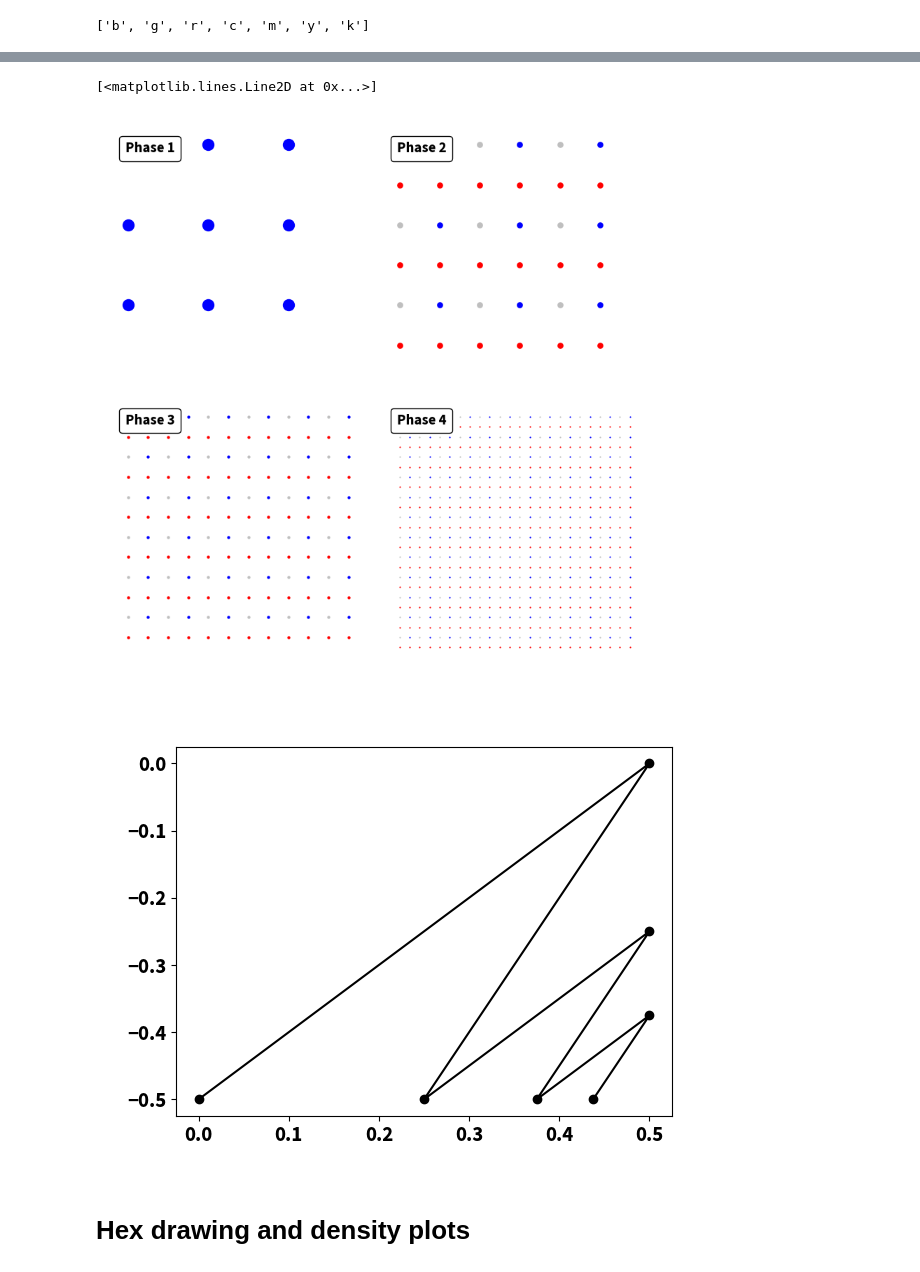
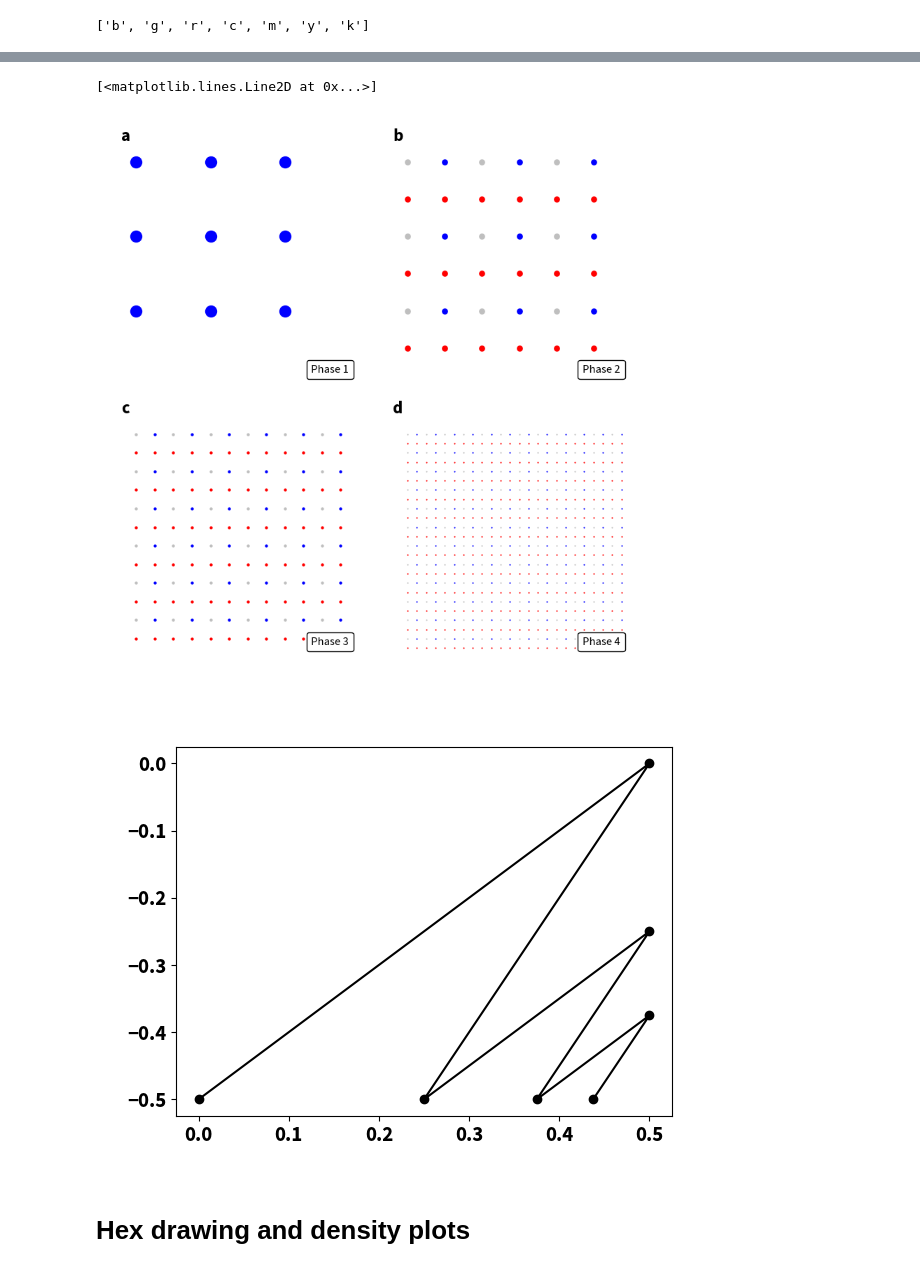
Before and after one commit to jacobhinkle/hex_interlacing, a Jupyter notebook: notebooks/HexInterlacing.ipynb, the cells around one changed output, grey strips where cells are left out. Saved outputs shown, nothing was run; the diff lists cells and outputs as text; code cells hidden in the pictures.

```diff
--- a/notebooks/HexInterlacing.ipynb
+++ b/notebooks/HexInterlacing.ipynb
@@ -584,6 +599,7 @@ Scanline method is super simple, just repeatedly doubles one dimension.
 # %%
 def plot_passes_scanline(
     ax,
+    getnum,
     num_passes=7,
     gray_passes=4,
     xres=32,
@@ -601,7 +617,7 @@ def plot_passes_scanline(
     spacing = np.array([1 / 8, 1], dtype=np.float64)
 
     # get first three colors in matplotlib color cycle, so we can match later plots
-    colors = ['b', 'g', 'r', 'c', 'm', 'y', 'k']
+    colors = ["b", "g", "r", "c", "m", "y", "k"]
 
     # center = np.array(cossin(theta_deg)) * w
     centers = []
@@ -655,9 +671,10 @@ def plot_passes_scanline(
         # HW[i % 2] *= 2
         # center += axes[(i + 1) % 3] / 2 ** i
     if addbox:
-        at = mploff.AnchoredText(s=title, frameon=True, loc="upper left")
+        at = mploff.AnchoredText(s=title, frameon=True, prop=sc_font, loc="lower right")
         at.patch.set_boxstyle("round,pad=0.,rounding_size=0.2")
         ax.add_artist(at)
+        ax.set_title(label=string.ascii_lowercase[getnum], loc="left", fontdict=tl_font)
     else:
         ax.set_title(title)
     if legend:
@@ -678,6 +695,7 @@ axs = axs.ravel()
 for ii, ax in enumerate(axs):
     centers = plot_passes_scanline(
         ax=axs[ii],
+        getnum=ii,
         num_passes=ii + 1,
         gray_passes=ii,
         title=f"Phase {ii+1}",
@@ -703,6 +721,7 @@ print(plt.rcParams['axes.prop_cycle'].by_key()['color'])
 # %%
 def plot_passes_adam7(
     ax,
+    getnum,
     num_passes=7,
     gray_passes=4,
     cmap=plt.cm.jet,
@@ -720,7 +739,7 @@ def plot_passes_adam7(
     centerstep = np.array([1, 1])
 
     # get first three colors in matplotlib color cycle, so we can match later plots
-    colors = ['b', 'g', 'r', 'c', 'm', 'y', 'k']
+    colors = ["b", "g", "r", "c", "m", "y", "k"]
 
     # center = np.array(cossin(theta_deg)) * w
     centers = []
@@ -802,9 +821,10 @@ def plot_passes_adam7(
         ax.set_ylim(-2, 1.2)
         ax.set_xlim(-1.2, 2)
     if addbox:
-        at = mploff.AnchoredText(s=title, frameon=True, loc="upper left")
+        at = mploff.AnchoredText(s=title, frameon=True, prop=sc_font, loc="lower right")
         at.patch.set_boxstyle("round,pad=0.,rounding_size=0.2")
         ax.add_artist(at)
+        ax.set_title(label=string.ascii_lowercase[getnum], loc="left", fontdict=tl_font)
     if legend:
         ax.legend(bbox_to_anchor=(1, 1), loc="upper left")
     # ax.grid()
@@ -820,43 +840,44 @@ fig, axs = plt.subplots(
     figsize=(8, 8),
 )
 axs = axs.ravel()
-for i, ax in enumerate(axs):
+for ii, ax in enumerate(axs):
     centers = plot_passes_adam7(
-        ax=axs[i],
-        num_passes=2 * i + 1,
-        gray_passes=max(2 * (i - 1) + 1, 0),
-        title=f"Phase {i+1}",
-        ms=50 / 2 ** (i + 1),
+        ax=axs[ii],
+        getnum=ii,
+        num_passes=2 * ii + 1,
+        gray_passes=max(2 * (ii - 1) + 1, 0),
+        title=f"Phase {ii+1}",
+        ms=50 / 2 ** (ii + 1),
         addbox=True,
         legend=False,
     )
 fig.tight_layout()
 
 fig.savefig("../latex/adam7_phases.pdf", bbox_inches="tight")
 
 
 fig, ax = plt.subplots()
 ax.plot([b for a, b in centers], [a for a, b in centers], "-ok")
 # %% [output]
 0 0
 color b
 0 1
 color gray
 1 1
 color b
 2 1
 color r
 0 3
 color gray
 1 3
 color gray
 ... (16 lines left out)
 5 5
 color b
 6 5
 color r
 [<matplotlib.lines.Line2D at 0x...>]
-[figure, old version]
+[figure, new version]
 [figure]
 # %% [markdown]
 # Hex drawing and density plots
```
Also changed, not shown: parts of 24 cells of this notebook, 1 other file.
